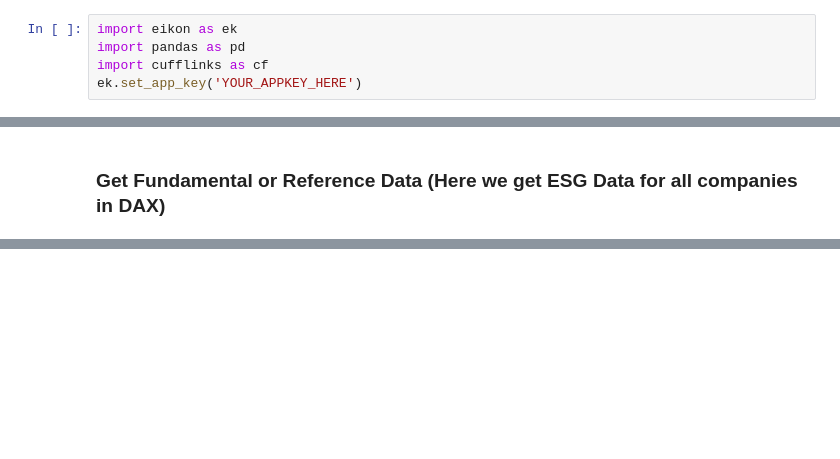
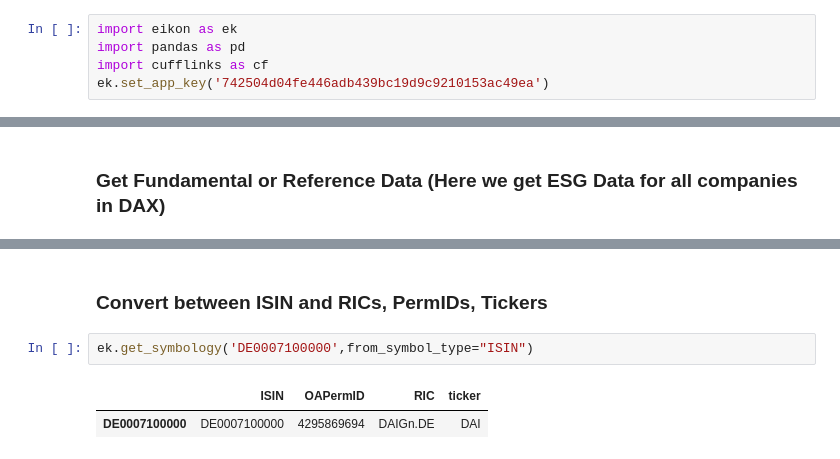
Before and after one commit to JasonRam/Dash_Framework_Sample_Symbioticon2018, a Jupyter notebook: Symbioticon2018_Eikon_API_demo.ipynb, the cells around one changed output, grey strips where cells are left out. Drawn from its saved outputs; the diff is of its cells as text; blank space fills up the shorter version.

```diff
--- a/Symbioticon2018_Eikon_API_demo.ipynb
+++ b/Symbioticon2018_Eikon_API_demo.ipynb
@@ -2,7 +2,7 @@
 import eikon as ek
 import pandas as pd
 import cufflinks as cf
-ek.set_app_key('YOUR_APPKEY_HERE')
+ek.set_app_key('742504d04fe446adb439bc19d9c9210153ac49ea')
 # %% [markdown]
 ### Get News Headlines
 # %%
@@ -33,0 +76,7 @@ ids.head(11)
+# %% [markdown]
+### Convert between ISIN and RICs, PermIDs, Tickers
+# %%
+ek.get_symbology('DE0007100000',from_symbol_type="ISIN")
+# %% [output]
+|  | ISIN | OAPermID | RIC | ticker |
+| DE0007100000 | DE0007100000 | 4295869694 | DAIGn.DE | DAI |
```
Also changed, not shown: parts of 4 cells of this notebook.
